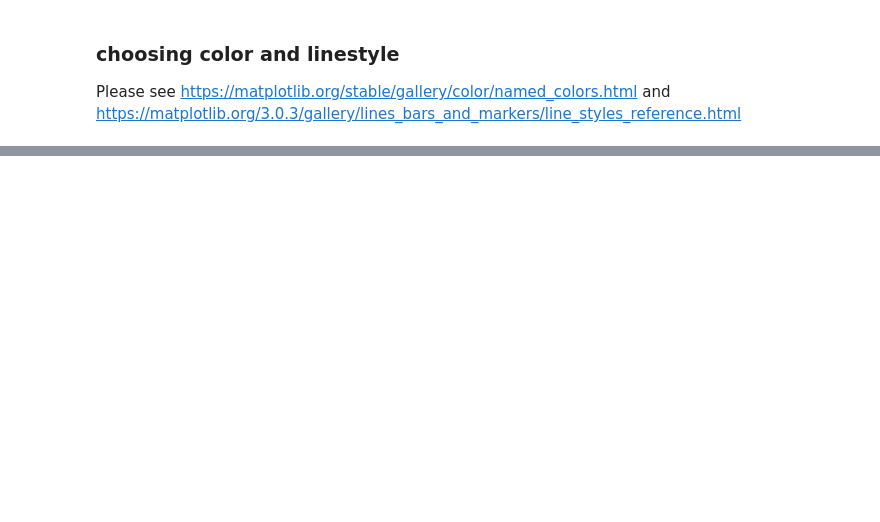
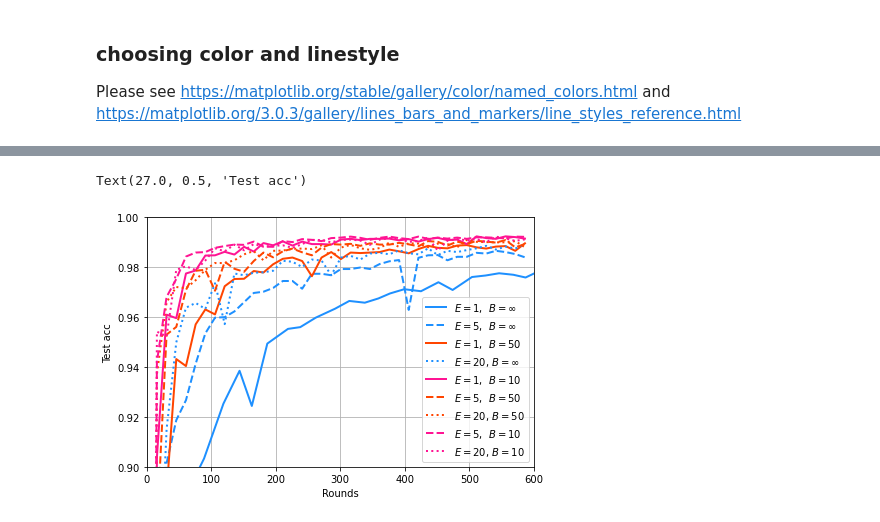
Before and after one commit to ywang037/Federated-Learning-PyTorch, a Jupyter notebook: helper-plot-csv-exp-2.ipynb, the cells around one changed output, grey strips where cells are left out. Saved outputs shown, nothing was run; the diff lists cells and outputs as text; code cells hidden in the pictures; blank space fills up the shorter version.

```diff
--- a/helper-plot-csv-exp-2.ipynb
+++ b/helper-plot-csv-exp-2.ipynb
@@ -16,6 +16,7 @@ os.getcwd()
 file_path_1 = 'save\\figures-mnist\\data_src_exp_2_iid'
 file_path_2 = 'save\\figures-mnist\\data_src_exp_2_non_iid'
 _, _, filenames_1 = next(walk(file_path_1))
+_, _, filenames_2 = next(walk(file_path_2))
 # print(filenames)
 # something = os.listdir(file_path)
 # print(something)
@@ -102,0 +104,21 @@ Text(27.0, 0.5, 'Test acc')
+# %%
+# plot the first figure for experiment 2 with non-iid data
+step_2=15
+plt.figure()
+for i, data in enumerate(df_2):
+#     step = 5 if i==1 else 5
+    x = [dx for j, dx in enumerate(data['Step'].tolist()) if j % step_2 == 0]
+    y = [dy for j, dy in enumerate(data['Value'].tolist()) if j % step_2 == 0]
+    plt.plot(x,y,label=run_labels[i], linestyle=run_linestyles[i], color=run_colors[i],linewidth=2)
+#     plt.plot(x,y,label=run_labels[i],linewidth=2)
+    plt.legend(loc='lower right')
+plt.grid()
+plt.tight_layout()
+plt.xlim(0,600)
+plt.ylim(0.9,1.0)
+plt.xlabel('Rounds')
+plt.ylabel('Test acc')
+# plt.savefig('save/figures/first-try.png')
+# %% [output]
+Text(27.0, 0.5, 'Test acc')
+[figure, added]
```
Also changed, not shown: parts of 4 cells of this notebook.
